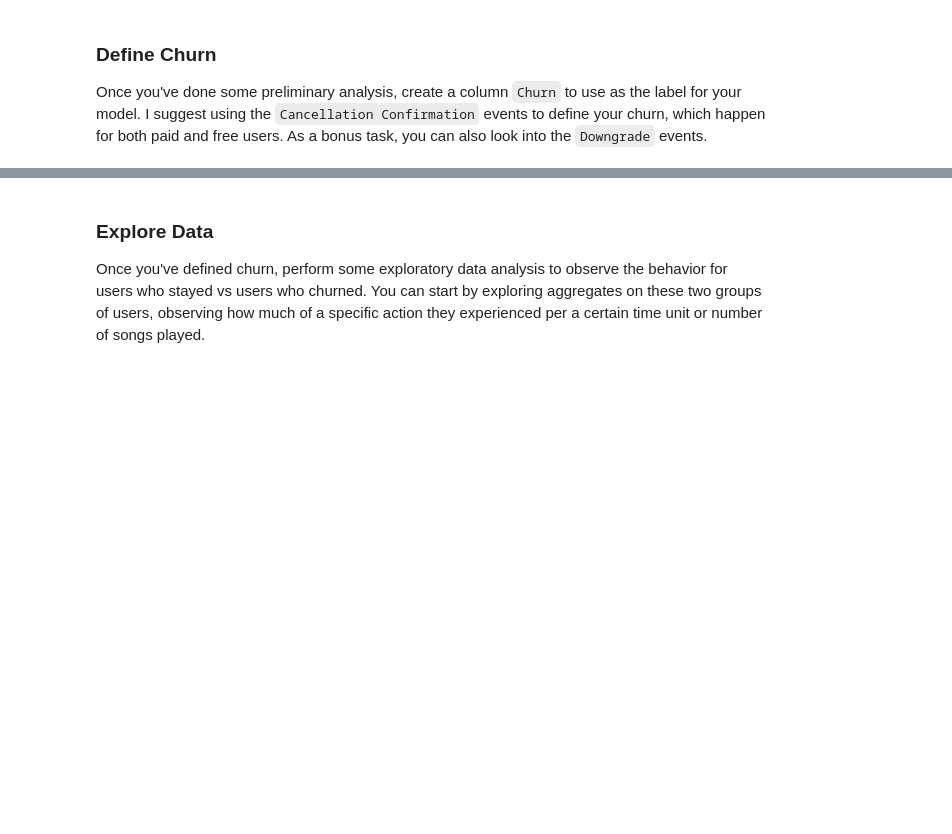
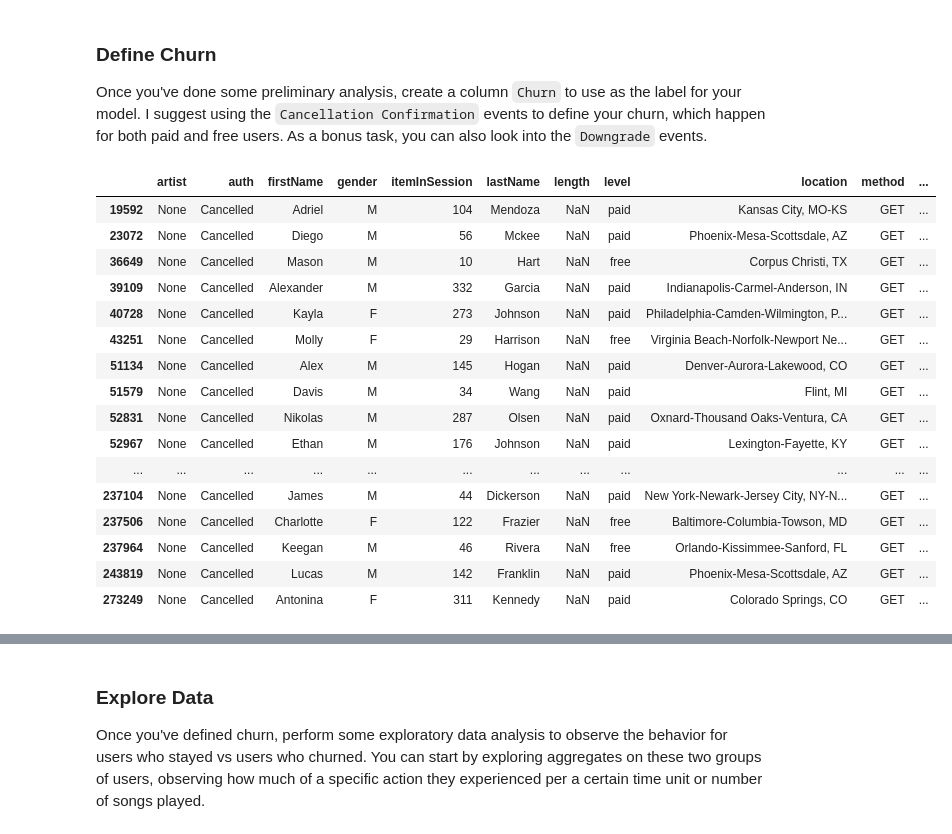
Before and after one commit to pato0301/sparkify_capstone_udacity, a Jupyter notebook: Sparkify.ipynb, the cells around one changed output, grey strips where cells are left out. Drawn from its saved outputs; the diff is of its cells as text; code cells hidden in the pictures; blank space fills up the shorter version.

Commit message:
add churn flag to df

```diff
--- a/Sparkify.ipynb
+++ b/Sparkify.ipynb
@@ -312,3 +314,28 @@ time_df.groupby('hour')['userId'].count().plot(kind='bar',color='red');
 ### Define Churn
 
 Once you've done some preliminary analysis, create a column `Churn` to use as the label for your model. I suggest using the `Cancellation Confirmation` events to define your churn, which happen for both paid and free users. As a bonus task, you can also look into the `Downgrade` events.
+# %%
+#define the flag event udf to transform event to 0 or 1
+churn_indicator = udf(lambda x : 1 if x=='Cancellation Confirmation' else 0, IntegerType())
+# %%
+df_cleaned_churn = df_cleaned.withColumn('churn_flag',churn_indicator('page'))
+prueba = df_cleaned_churn.toPandas()
+prueba[prueba['churn_flag']==1]
+# %% [output]
+|  | artist | auth | firstName | gender | itemInSession | lastName | length | level | location | method | ... |
+| 19592 | None | Cancelled | Adriel | M | 104 | Mendoza | NaN | paid | Kansas City, MO-KS | GET | ... |
+| 23072 | None | Cancelled | Diego | M | 56 | Mckee | NaN | paid | Phoenix-Mesa-Scottsdale, AZ | GET | ... |
+| 36649 | None | Cancelled | Mason | M | 10 | Hart | NaN | free | Corpus Christi, TX | GET | ... |
+| 39109 | None | Cancelled | Alexander | M | 332 | Garcia | NaN | paid | Indianapolis-Carmel-Anderson, IN | GET | ... |
+| 40728 | None | Cancelled | Kayla | F | 273 | Johnson | NaN | paid | Philadelphia-Camden-Wilmington, P... | GET | ... |
+| 43251 | None | Cancelled | Molly | F | 29 | Harrison | NaN | free | Virginia Beach-Norfolk-Newport Ne... | GET | ... |
+| 51134 | None | Cancelled | Alex | M | 145 | Hogan | NaN | paid | Denver-Aurora-Lakewood, CO | GET | ... |
+| 51579 | None | Cancelled | Davis | M | 34 | Wang | NaN | paid | Flint, MI | GET | ... |
+| 52831 | None | Cancelled | Nikolas | M | 287 | Olsen | NaN | paid | Oxnard-Thousand Oaks-Ventura, CA | GET | ... |
+| 52967 | None | Cancelled | Ethan | M | 176 | Johnson | NaN | paid | Lexington-Fayette, KY | GET | ... |
+| ... | ... | ... | ... | ... | ... | ... | ... | ... | ... | ... | ... |
+| 237104 | None | Cancelled | James | M | 44 | Dickerson | NaN | paid | New York-Newark-Jersey City, NY-N... | GET | ... |
+| 237506 | None | Cancelled | Charlotte | F | 122 | Frazier | NaN | free | Baltimore-Columbia-Towson, MD | GET | ... |
+| 237964 | None | Cancelled | Keegan | M | 46 | Rivera | NaN | free | Orlando-Kissimmee-Sanford, FL | GET | ... |
+| 243819 | None | Cancelled | Lucas | M | 142 | Franklin | NaN | paid | Phoenix-Mesa-Scottsdale, AZ | GET | ... |
+| 273249 | None | Cancelled | Antonina | F | 311 | Kennedy | NaN | paid | Colorado Springs, CO | GET | ... |
```
Also changed, not shown: parts of 3 cells of this notebook.
